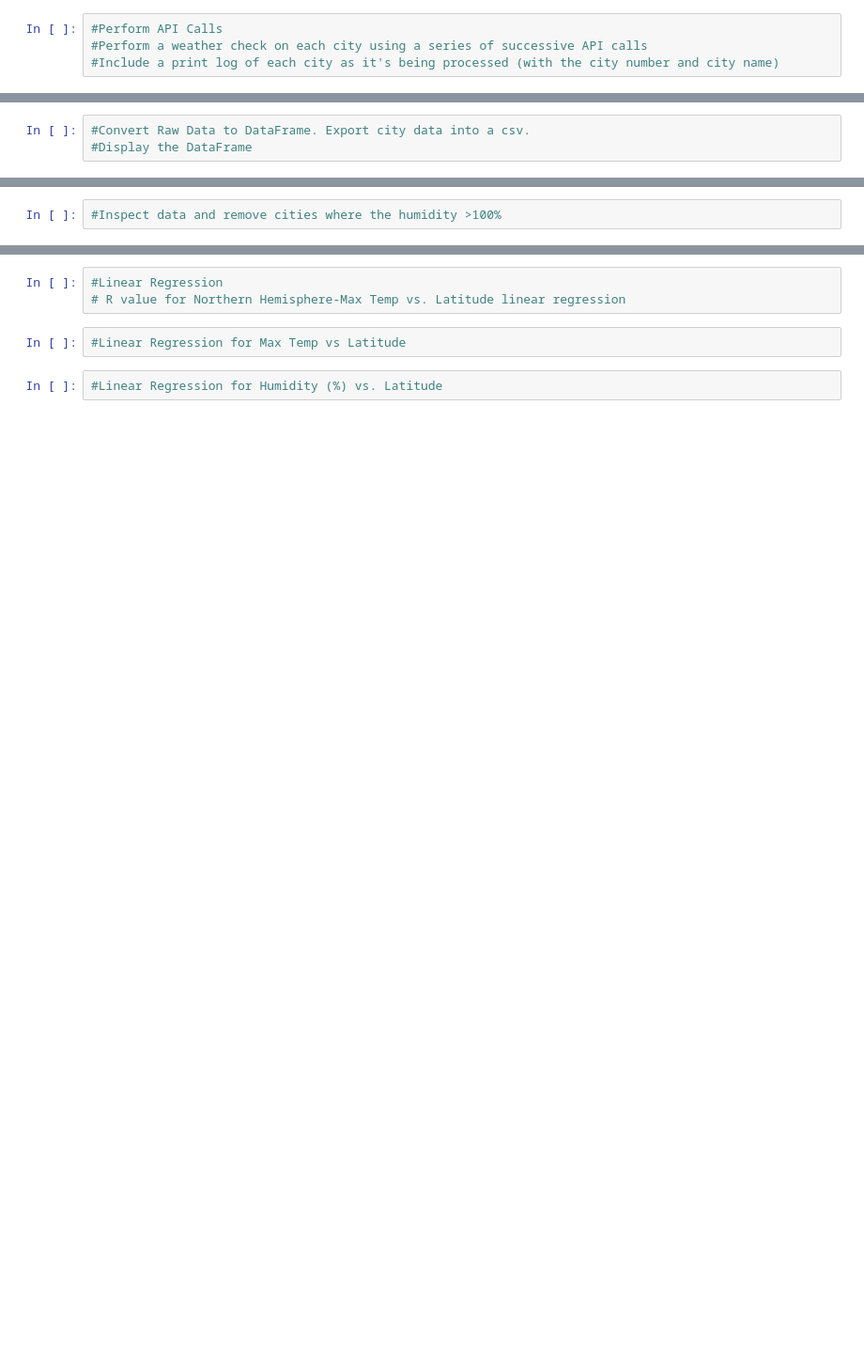
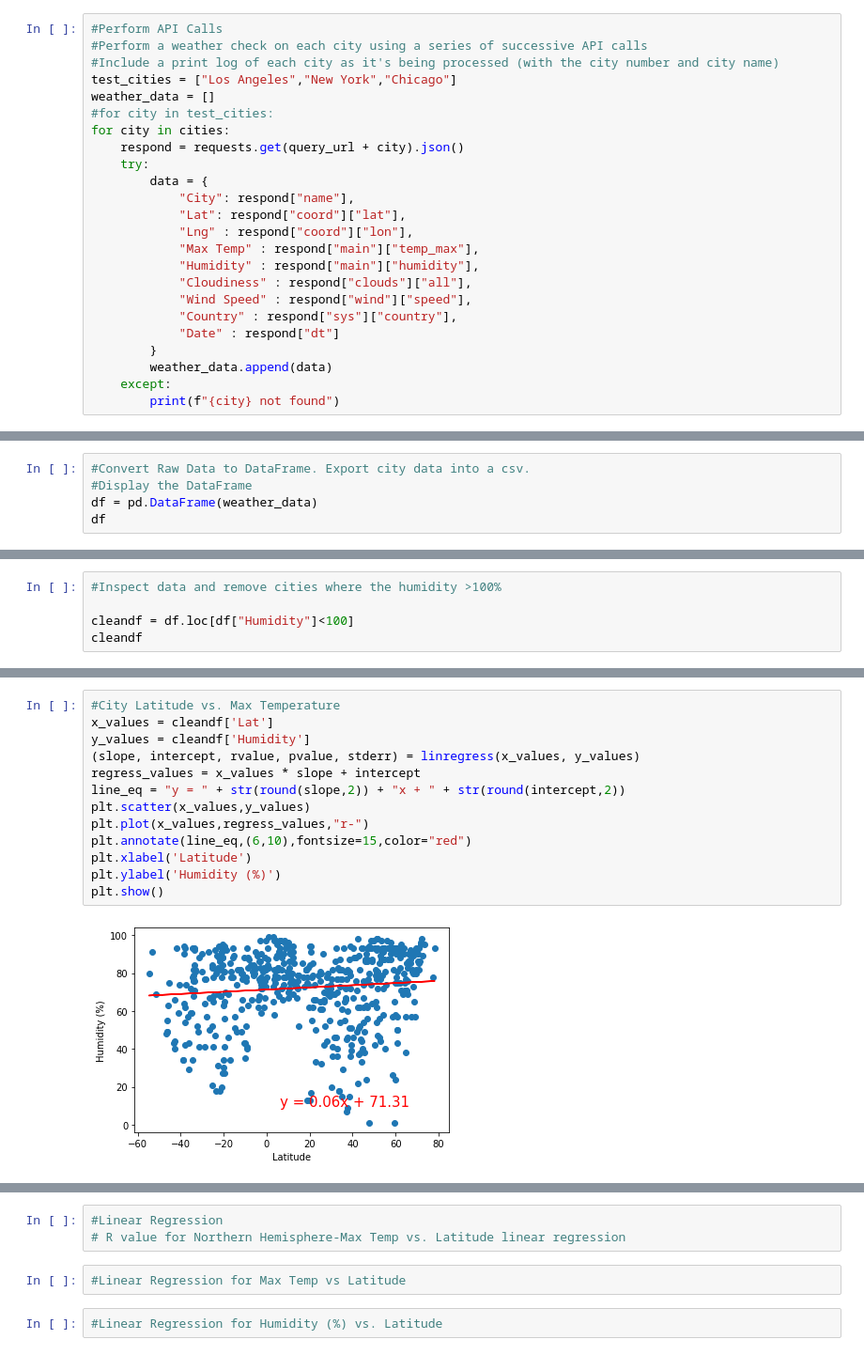
Before and after one commit to mmcbride9598/Python-API-Challenge, a Jupyter notebook: WeatherPyMM.ipynb, the cells around one changed output, grey strips where cells are left out. Shown at 94% size. Cells and saved outputs as stored; diff of their text form; blank space fills up the shorter version.

```diff
--- a/WeatherPyMM.ipynb
+++ b/WeatherPyMM.ipynb
@@ -15,3 +45,23 @@ query_url = f"{url}appid={weather_api_key}&units={units}&q="
 #Perform API Calls
 #Perform a weather check on each city using a series of successive API calls
 #Include a print log of each city as it's being processed (with the city number and city name)
+test_cities = ["Los Angeles","New York","Chicago"]
+weather_data = []
+#for city in test_cities:
+for city in cities:
+    respond = requests.get(query_url + city).json()
+    try:
+        data = {
+            "City": respond["name"],
+            "Lat": respond["coord"]["lat"],
+            "Lng" : respond["coord"]["lon"],
+            "Max Temp" : respond["main"]["temp_max"],
+            "Humidity" : respond["main"]["humidity"],
+            "Cloudiness" : respond["clouds"]["all"],
+            "Wind Speed" : respond["wind"]["speed"],
+            "Country" : respond["sys"]["country"],
+            "Date" : respond["dt"]
+        }
+        weather_data.append(data)
+    except:
+        print(f"{city} not found")
@@ -18,3 +86,5 @@ query_url = f"{url}appid={weather_api_key}&units={units}&q="
 # %%
 #Convert Raw Data to DataFrame. Export city data into a csv.
 #Display the DataFrame
+df = pd.DataFrame(weather_data)
+df
@@ -21,2 +134,5 @@ query_url = f"{url}appid={weather_api_key}&units={units}&q="
 # %%
 #Inspect data and remove cities where the humidity >100%
+
+cleandf = df.loc[df["Humidity"]<100]
+cleandf
@@ -30,0 +166,15 @@ query_url = f"{url}appid={weather_api_key}&units={units}&q="
+# %%
+#City Latitude vs. Max Temperature
+x_values = cleandf['Lat']
+y_values = cleandf['Humidity']
+(slope, intercept, rvalue, pvalue, stderr) = linregress(x_values, y_values)
+regress_values = x_values * slope + intercept
+line_eq = "y = " + str(round(slope,2)) + "x + " + str(round(intercept,2))
+plt.scatter(x_values,y_values)
+plt.plot(x_values,regress_values,"r-")
+plt.annotate(line_eq,(6,10),fontsize=15,color="red")
+plt.xlabel('Latitude')
+plt.ylabel('Humidity (%)')
+plt.show()
+# %% [output]
+[figure, added]
```
Also changed, not shown: parts of 15 cells of this notebook.
